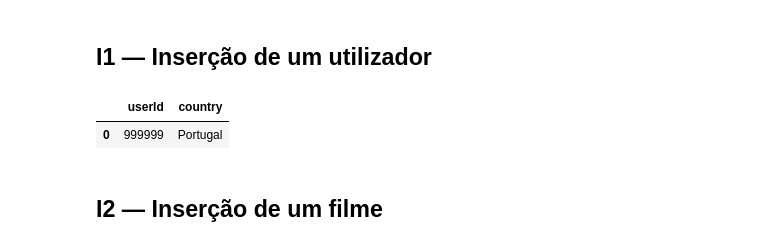
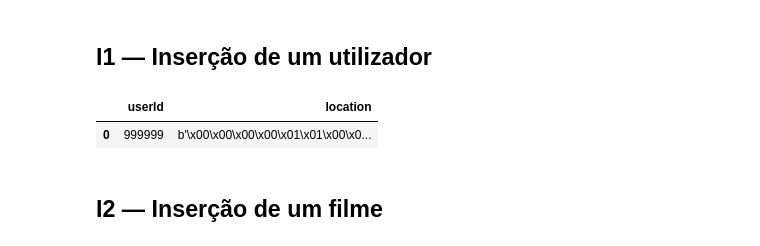
Before and after one commit to JPSNunes/BDAProject, a Jupyter notebook: Goal3/mysql_goal3.ipynb, the cells around one changed output. Drawn from its saved outputs; the diff is of its cells as text; code cells hidden in the pictures.

```diff
--- a/Goal3/mysql_goal3.ipynb
+++ b/Goal3/mysql_goal3.ipynb
@@ -130,11 +215,11 @@ verificar_ids([testUserId])
 # %% [markdown]
 ## I1 — Inserção de um utilizador
 # %%
-executar("INSERT INTO users (userId, country) VALUES (%s, %s)", (testUserId, "Portugal"))
+executar("INSERT INTO users (userId, location) VALUES (%s, POINT(%s,%s))", (testUserId, 40, -8))
 display(consultar(f"SELECT * FROM users WHERE userId = {testUserId}"))
 # %% [output]
-|  | userId | country |
-| 0 | 999999 | Portugal |
+|  | userId | location |
+| 0 | 999999 | b'\x00\x00\x00\x00\x01\x01\x00\x0... |
 # %% [markdown]
 ## I2 — Inserção de um filme
 # %%
```
Also changed, not shown: parts of 29 cells of this notebook.
